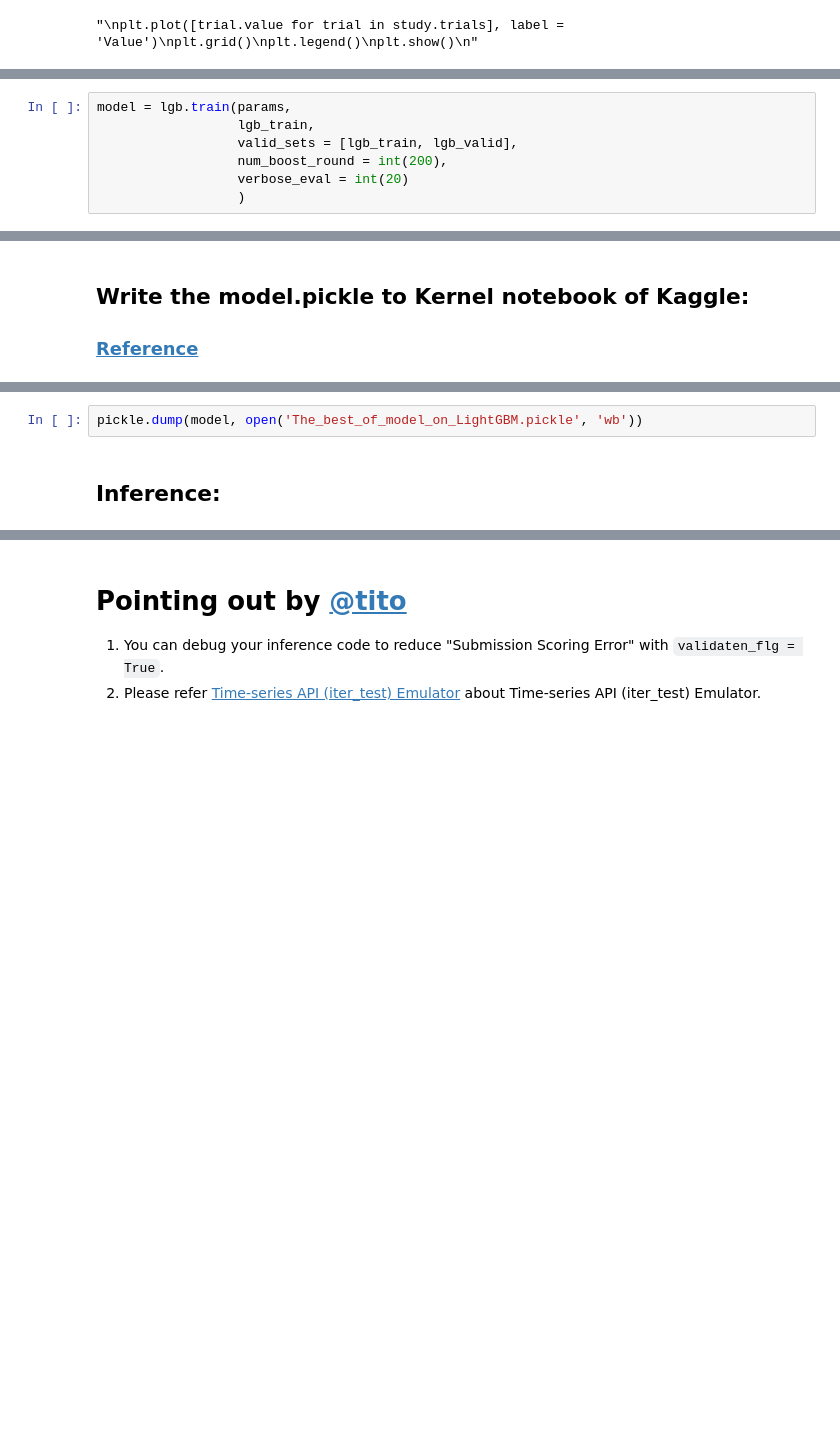
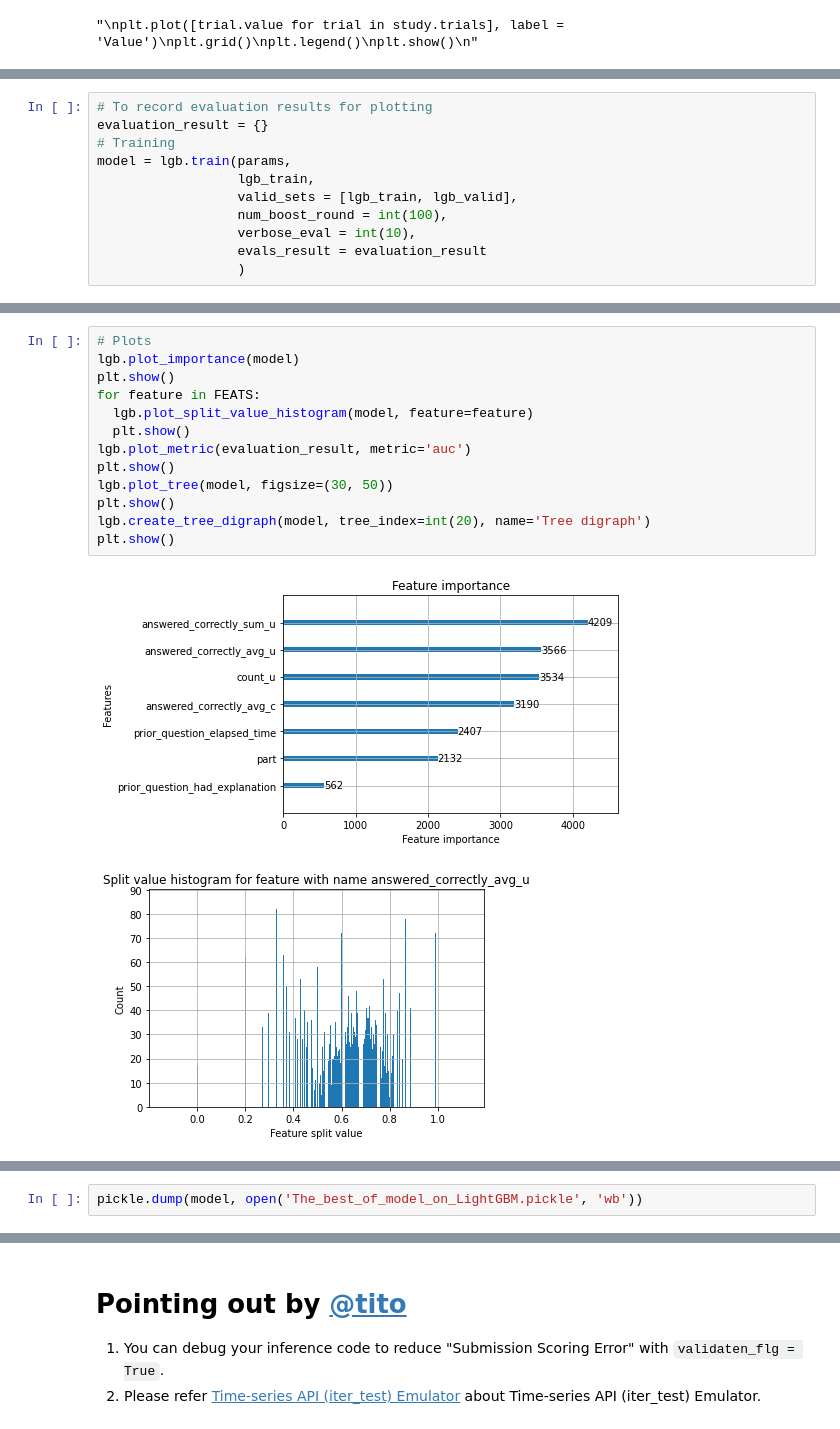
Before and after one commit to satorushibata0627/Publishment, a Jupyter notebook: Kaggle_Python3_LightGBM_on_GPU_with_Feature_Engineering_Optuna_and_Visualization.ipynb, the cells around one changed output, grey strips where cells are left out. Drawn from its saved outputs; the diff is of its cells as text; blank space fills up the shorter version.

Commit message:
Kaggleにおけるシミュレーション向けのPython3ソースコード

```diff
--- a/Kaggle_Python3_LightGBM_on_GPU_with_Feature_Engineering_Optuna_and_Visualization.ipynb
+++ b/Kaggle_Python3_LightGBM_on_GPU_with_Feature_Engineering_Optuna_and_Visualization.ipynb
@@ -423,9 +393,13 @@ pickle.dump(params, open('The_best_of_all_parameters_on_LightGBM.pickle', 'wb'))
 # %%
+# To record evaluation results for plotting
+evaluation_result = {}
+# Training
 model = lgb.train(params,
                   lgb_train,
                   valid_sets = [lgb_train, lgb_valid],
-                  num_boost_round = int(200),
-                  verbose_eval = int(20)
+                  num_boost_round = int(100),
+                  verbose_eval = int(10),
+                  evals_result = evaluation_result
                   )
 # %% [output]
 [LightGBM] [Info] Number of positive: 6296107, number of negative: 3262912
@@ -447,3 +422,16 @@ You can set `force_col_wise=true` to remove the overhead.
-# %% [markdown]
-## Write the model.pickle to Kernel notebook of Kaggle:
-### [Reference](https://blog.amedama.jp/entry/2018/05/08/033909)
+# %%
+# Plots
+lgb.plot_importance(model)
+plt.show()
+for feature in FEATS:
+  lgb.plot_split_value_histogram(model, feature=feature)
+  plt.show()
+lgb.plot_metric(evaluation_result, metric='auc')
+plt.show()
+lgb.plot_tree(model, figsize=(30, 50))
+plt.show()
+lgb.create_tree_digraph(model, tree_index=int(20), name='Tree digraph')
+plt.show()
+# %% [output]
+[figure, added]
+[figure, added]
@@ -450,4 +446,2 @@ You can set `force_col_wise=true` to remove the overhead.
 # %%
 pickle.dump(model, open('The_best_of_model_on_LightGBM.pickle', 'wb'))
-# %% [markdown]
-## Inference:
```
Also changed, not shown: parts of 31 cells of this notebook.
